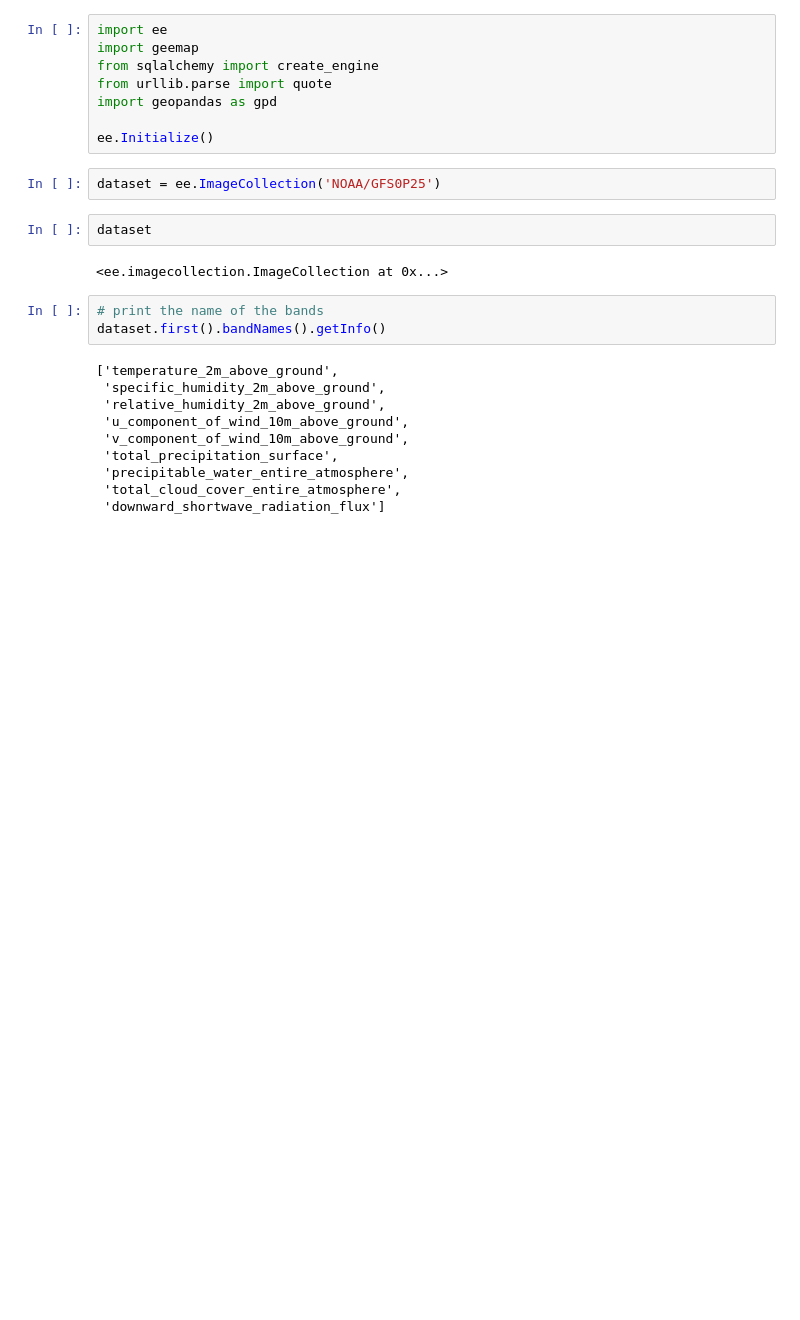
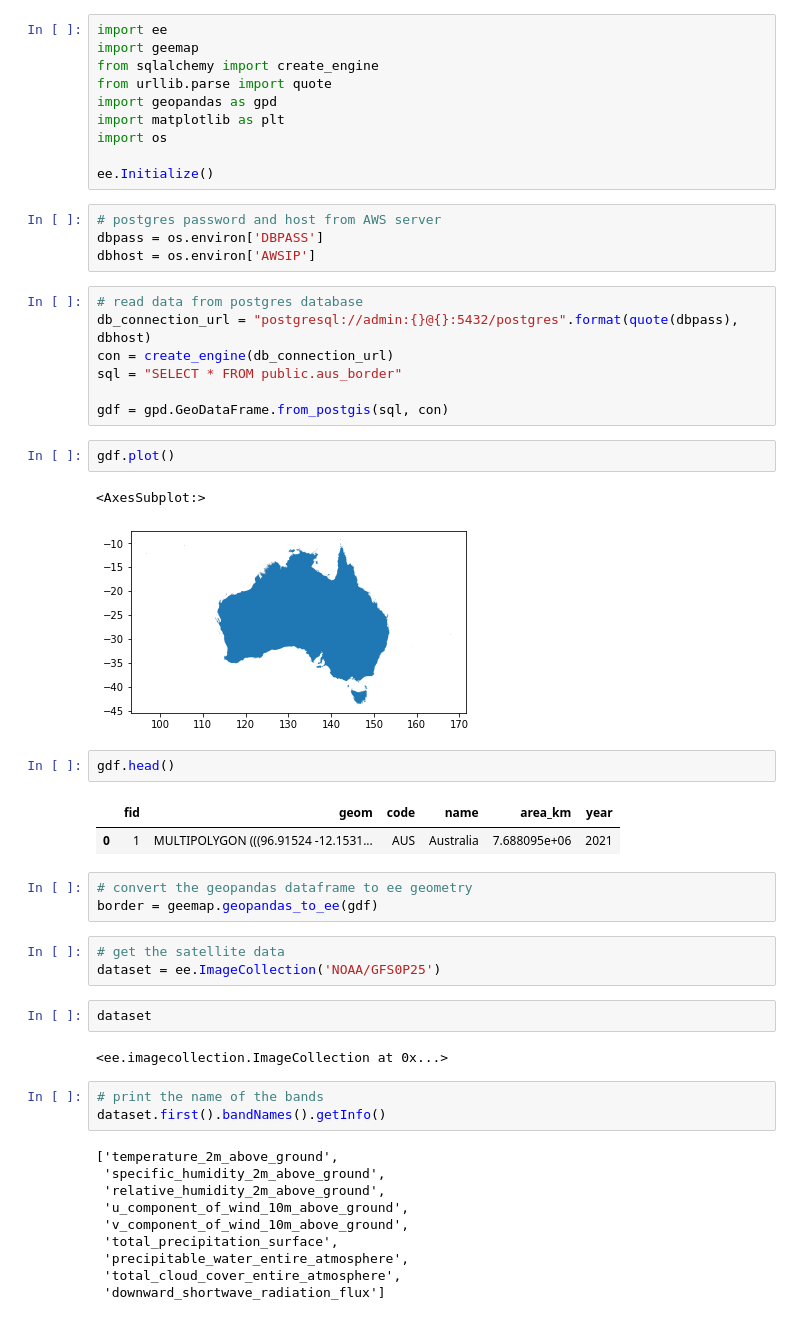
Before and after one commit to cesaraustralia/WindDispersalForecastTool, a Jupyter notebook: GEEscripts/gee_gfs_wind_data.ipynb, the cells around one changed output. Drawn from its saved outputs; the diff is of its cells as text; blank space fills up the shorter version.

Commit message:
GFS wind data from GEE

```diff
--- a/GEEscripts/gee_gfs_wind_data.ipynb
+++ b/GEEscripts/gee_gfs_wind_data.ipynb
@@ -4,9 +4,36 @@ import geemap
 from sqlalchemy import create_engine
 from urllib.parse import quote
 import geopandas as gpd
+import matplotlib as plt
+import os
 
 ee.Initialize()
+# %%
+# postgres password and host from AWS server
+dbpass = os.environ['DBPASS']
+dbhost = os.environ['AWSIP']
+# %%
+# read data from postgres database
+db_connection_url = "postgresql://admin:{}@{}:5432/postgres".format(quote(dbpass), dbhost)
+con = create_engine(db_connection_url)
+sql = "SELECT * FROM public.aus_border"
+
+gdf = gpd.GeoDataFrame.from_postgis(sql, con)
+# %%
+gdf.plot()
+# %% [output]
+<AxesSubplot:>
+[figure, added]
+# %%
+gdf.head()
+# %% [output]
+|  | fid | geom | code | name | area_km | year |
+| 0 | 1 | MULTIPOLYGON (((96.91524 -12.1531... | AUS | Australia | 7.688095e+06 | 2021 |
+# %%
+# convert the geopandas dataframe to ee geometry
+border = geemap.geopandas_to_ee(gdf)
 # %%
+# get the satellite data
 dataset = ee.ImageCollection('NOAA/GFS0P25')
 # %%
 dataset
```
Also changed, not shown: parts of 13 cells of this notebook, 1 other file.
